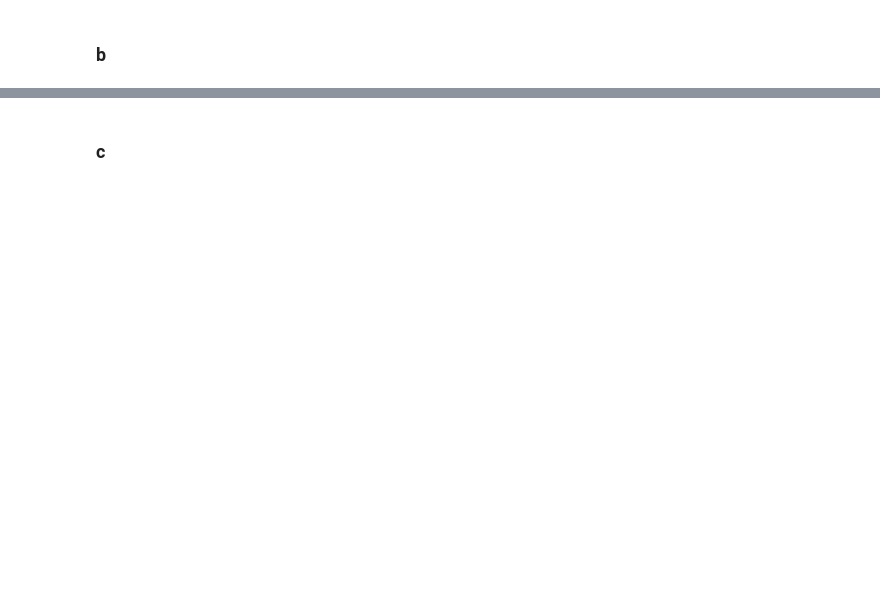
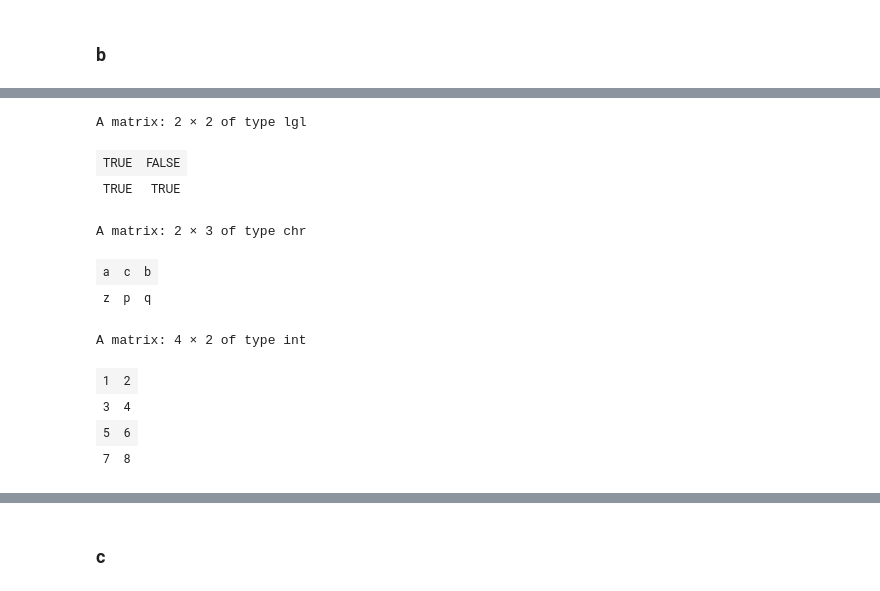
Before and after one commit to j-buss/The_Book_of_R, a Jupyter notebook: Chapter_10/Chapter 10.ipynb, the cells around one changed output, grey strips where cells are left out. Drawn from its saved outputs; the diff is of its cells as text; code cells hidden in the pictures; blank space fills up the shorter version.

```diff
--- a/Chapter_10/Chapter 10.ipynb
+++ b/Chapter_10/Chapter 10.ipynb
@@ -304,0 +360,17 @@ print(RunningProduct)
+# %%
+for(i in 1:length(matlist)){
+    matlist[[i]] <- t(matlist[[i]])
+}
+matlist
+# %% [output]
+A matrix: 2 × 2 of type lgl
+| TRUE | FALSE |
+| TRUE | TRUE |
+A matrix: 2 × 3 of type chr
+| a | c | b |
+| z | p | q |
+A matrix: 4 × 2 of type int
+| 1 | 2 |
+| 3 | 4 |
+| 5 | 6 |
+| 7 | 8 |
```
Also changed, not shown: parts of 16 cells of this notebook.
